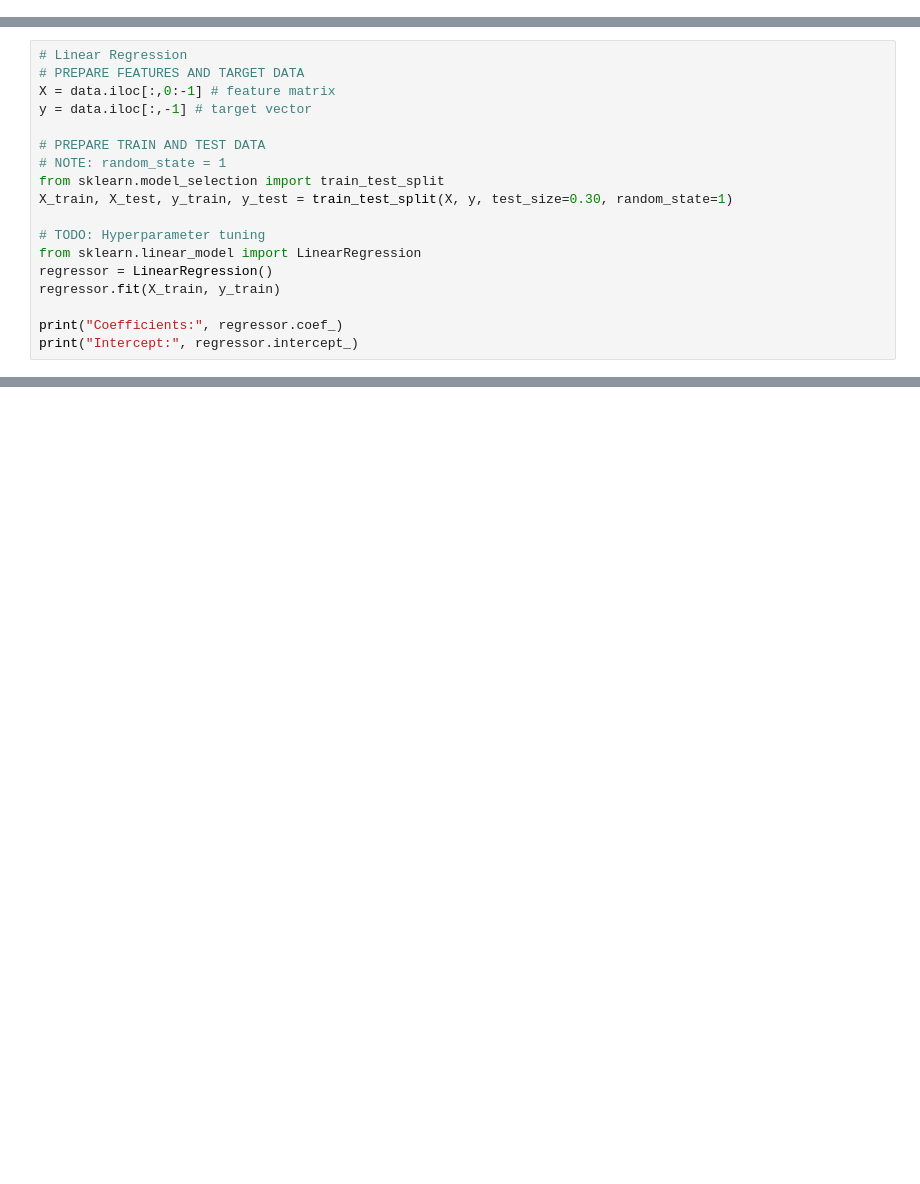
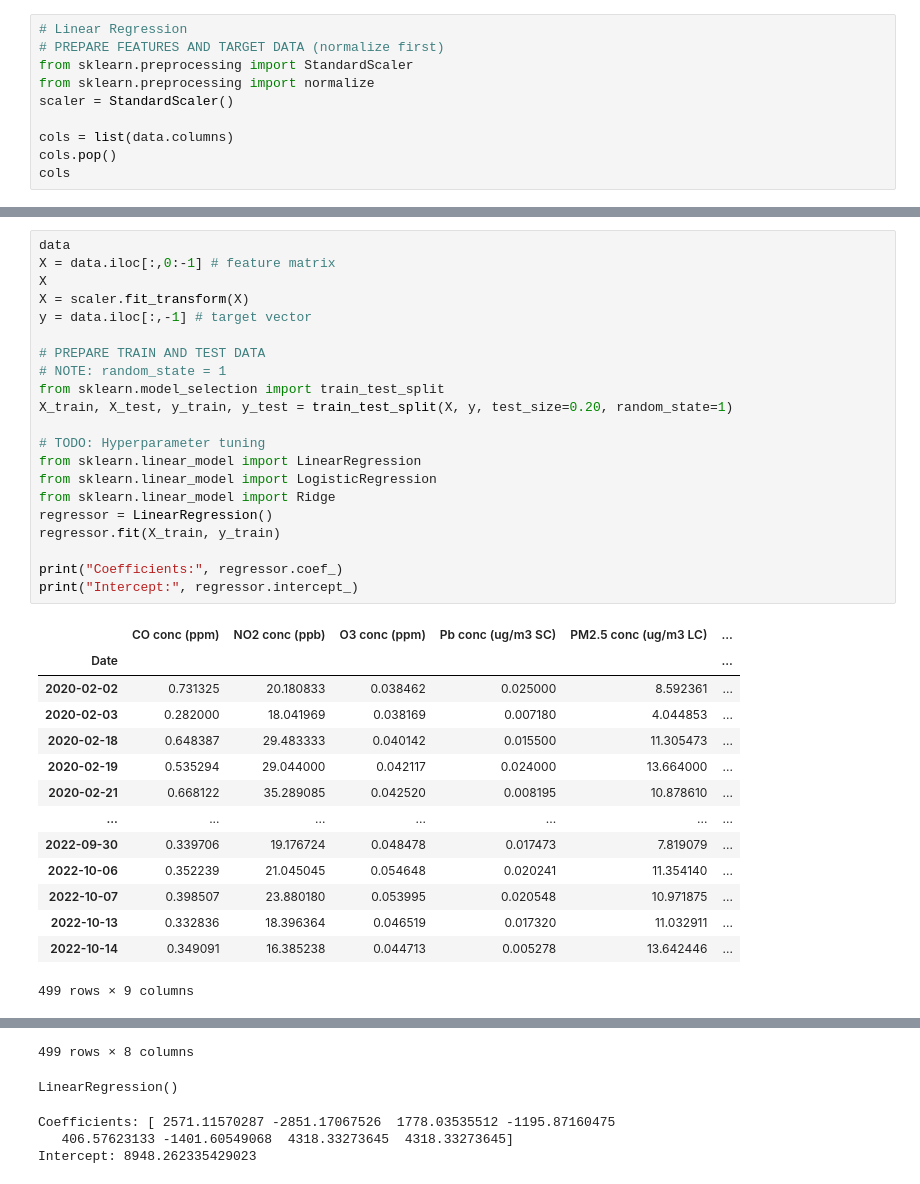
Before and after one commit to YSHebron/cs180-final-project, a Jupyter notebook: cs180-fp-2.ipynb, the cells around one changed output, grey strips where cells are left out. Cells and saved outputs as stored; diff of their text form; blank space fills up the shorter version.

Commit message:
feat: reached 63.4% accuracy via preprocessing

```diff
--- a/cs180-fp-2.ipynb
+++ b/cs180-fp-2.ipynb
@@ -158,0 +352,10 @@ for label in data.columns:
+# %%
+# Linear Regression
+# PREPARE FEATURES AND TARGET DATA (normalize first)
+from sklearn.preprocessing import StandardScaler
+from sklearn.preprocessing import normalize
+scaler = StandardScaler()
+
+cols = list(data.columns)
+cols.pop()
+cols
@@ -159,18 +372,36 @@ for label in data.columns:
 # %%
-# Linear Regression
-# PREPARE FEATURES AND TARGET DATA
+data
 X = data.iloc[:,0:-1] # feature matrix
+X
+X = scaler.fit_transform(X)
 y = data.iloc[:,-1] # target vector
 
 # PREPARE TRAIN AND TEST DATA
 # NOTE: random_state = 1
 from sklearn.model_selection import train_test_split
-X_train, X_test, y_train, y_test = train_test_split(X, y, test_size=0.30, random_state=1)
+X_train, X_test, y_train, y_test = train_test_split(X, y, test_size=0.20, random_state=1)
 
 # TODO: Hyperparameter tuning
 from sklearn.linear_model import LinearRegression
+from sklearn.linear_model import LogisticRegression
+from sklearn.linear_model import Ridge
 regressor = LinearRegression()
 regressor.fit(X_train, y_train)
 
 print("Coefficients:", regressor.coef_)
 print("Intercept:", regressor.intercept_)
+# %% [output]
+|  | CO conc (ppm) | NO2 conc (ppb) | O3 conc (ppm) | Pb conc (ug/m3 SC) | PM2.5 conc (ug/m3 LC) | ... |
+| Date |  |  |  |  |  | ... |
+| 2020-02-02 | 0.731325 | 20.180833 | 0.038462 | 0.025000 | 8.592361 | ... |
+| 2020-02-03 | 0.282000 | 18.041969 | 0.038169 | 0.007180 | 4.044853 | ... |
+| 2020-02-18 | 0.648387 | 29.483333 | 0.040142 | 0.015500 | 11.305473 | ... |
+| 2020-02-19 | 0.535294 | 29.044000 | 0.042117 | 0.024000 | 13.664000 | ... |
+| 2020-02-21 | 0.668122 | 35.289085 | 0.042520 | 0.008195 | 10.878610 | ... |
+| ... | ... | ... | ... | ... | ... | ... |
+| 2022-09-30 | 0.339706 | 19.176724 | 0.048478 | 0.017473 | 7.819079 | ... |
+| 2022-10-06 | 0.352239 | 21.045045 | 0.054648 | 0.020241 | 11.354140 | ... |
+| 2022-10-07 | 0.398507 | 23.880180 | 0.053995 | 0.020548 | 10.971875 | ... |
+| 2022-10-13 | 0.332836 | 18.396364 | 0.046519 | 0.017320 | 11.032911 | ... |
+| 2022-10-14 | 0.349091 | 16.385238 | 0.044713 | 0.005278 | 13.642446 | ... |
+499 rows × 9 columns
@@ -177,3 +421,8 @@ print("Intercept:", regressor.intercept_)
+499 rows × 8 columns
+LinearRegression()
+Coefficients: [ 2571.11570287 -2851.17067526  1778.03535512 -1195.87160475
+   406.57623133 -1401.60549068  4318.33273645  4318.33273645]
+Intercept: 8948.262335429023
 # %%
 y_pred = regressor.predict(X_test)
 y_pred
```
Also changed, not shown: parts of 23 cells of this notebook, 1 other file.
